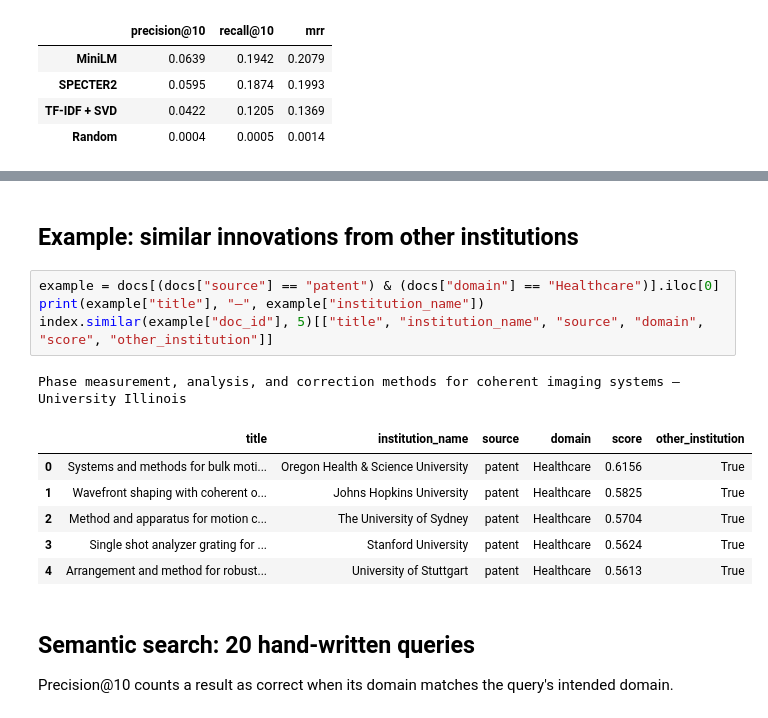
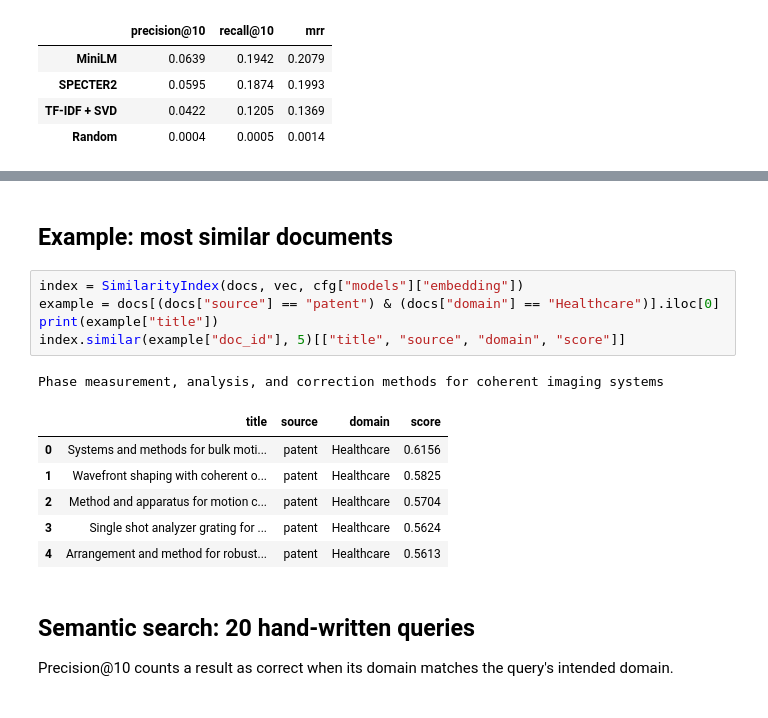
Before and after one commit to Harshitch517/innovation-intelligence-platform, a Jupyter notebook: notebooks/03_similarity_evaluation.ipynb, the cells around one changed output, grey strips where cells are left out. Cells and saved outputs as stored; diff of their text form.

```diff
--- a/notebooks/03_similarity_evaluation.ipynb
+++ b/notebooks/03_similarity_evaluation.ipynb
@@ -79,17 +46,18 @@ pairs.groupby(bins, observed=True)["same_domain"].agg(["mean", "size"]).round(3)
 # %% [markdown]
-## Example: similar innovations from other institutions
+## Example: most similar documents
 # %%
+index = SimilarityIndex(docs, vec, cfg["models"]["embedding"])
 example = docs[(docs["source"] == "patent") & (docs["domain"] == "Healthcare")].iloc[0]
-print(example["title"], "—", example["institution_name"])
-index.similar(example["doc_id"], 5)[["title", "institution_name", "source", "domain", "score", "other_institution"]]
+print(example["title"])
+index.similar(example["doc_id"], 5)[["title", "source", "domain", "score"]]
 # %% [output]
-Phase measurement, analysis, and correction methods for coherent imaging systems — University Illinois
+Phase measurement, analysis, and correction methods for coherent imaging systems
-|  | title | institution_name | source | domain | score | other_institution |
-| 0 | Systems and methods for bulk moti... | Oregon Health & Science University | patent | Healthcare | 0.6156 | True |
-| 1 | Wavefront shaping with coherent o... | Johns Hopkins University | patent | Healthcare | 0.5825 | True |
-| 2 | Method and apparatus for motion c... | The University of Sydney | patent | Healthcare | 0.5704 | True |
-| 3 | Single shot analyzer grating for ... | Stanford University | patent | Healthcare | 0.5624 | True |
-| 4 | Arrangement and method for robust... | University of Stuttgart | patent | Healthcare | 0.5613 | True |
+|  | title | source | domain | score |
+| 0 | Systems and methods for bulk moti... | patent | Healthcare | 0.6156 |
+| 1 | Wavefront shaping with coherent o... | patent | Healthcare | 0.5825 |
+| 2 | Method and apparatus for motion c... | patent | Healthcare | 0.5704 |
+| 3 | Single shot analyzer grating for ... | patent | Healthcare | 0.5624 |
+| 4 | Arrangement and method for robust... | patent | Healthcare | 0.5613 |
 # %% [markdown]
 ## Semantic search: 20 hand-written queries
 Precision@10 counts a result as correct when its domain matches the query's intended domain.
```
Also changed, not shown: parts of 4 cells of this notebook, 48 other files.
